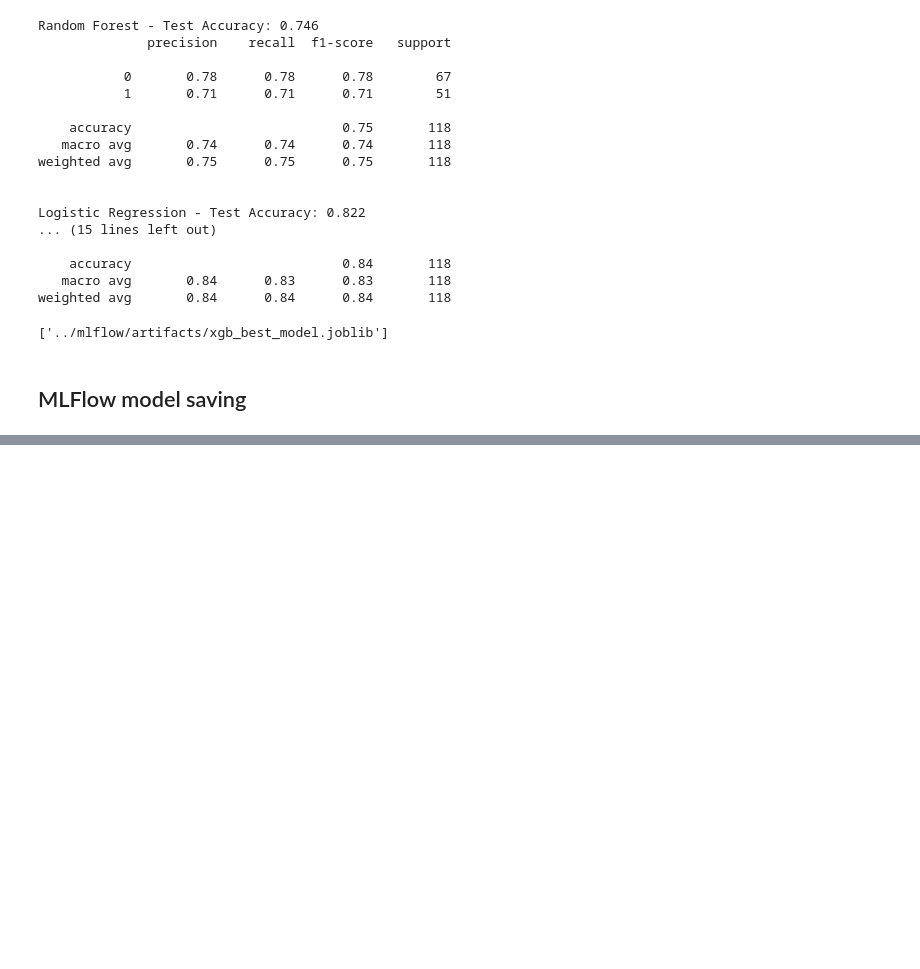
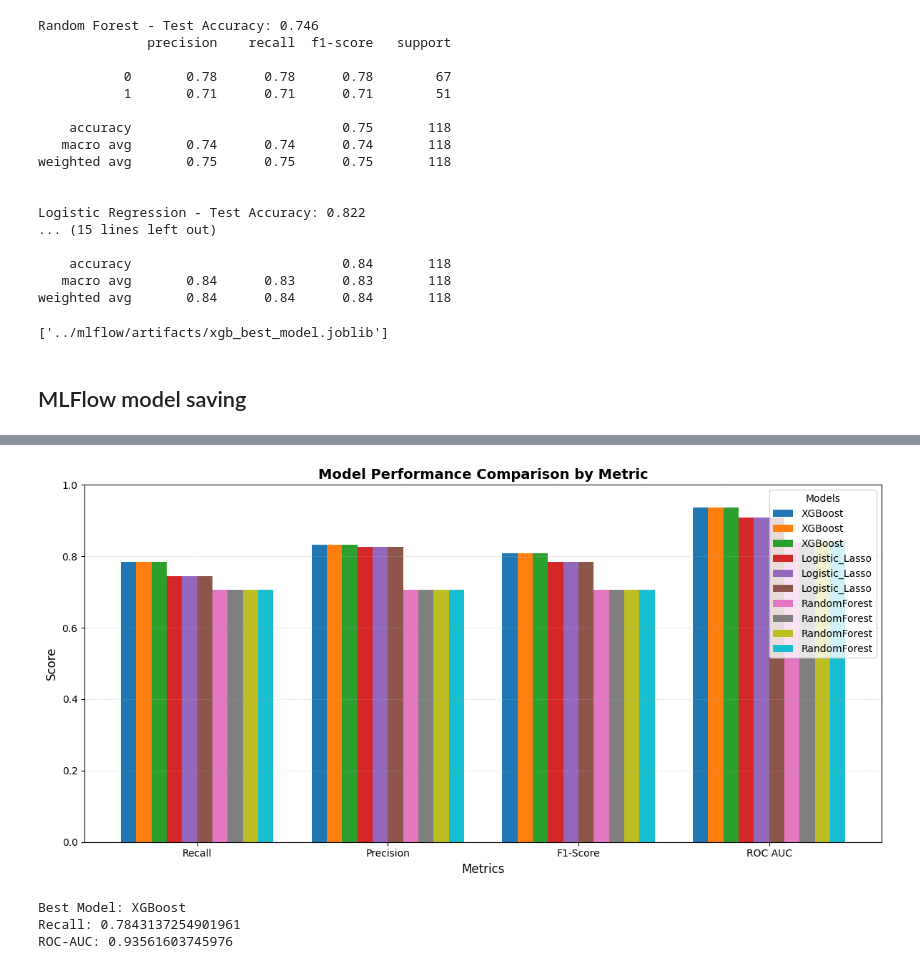
Before and after one commit to jariel17/ml_models, a Jupyter notebook: notebooks/modeling.ipynb, the cells around one changed output, grey strips where cells are left out. Cells and saved outputs as stored; diff of their text form; code cells hidden in the pictures; blank space fills up the shorter version.

```diff
--- a/notebooks/modeling.ipynb
+++ b/notebooks/modeling.ipynb
@@ -376,0 +372,49 @@ XGBoost logged successfully → Recall: 0.784, ROC-AUC: 0.936
+# %%
+import pandas as pd
+import matplotlib.pyplot as plt
+import numpy as np
+
+# Metrics to compare
+metrics = ["metrics.recall", "metrics.precision", "metrics.f1_score", "metrics.roc_auc"]
+
+# Prepare data for grouped bar chart
+models = df_summary["Model"].values
+metric_names = ["Recall", "Precision", "F1-Score", "ROC AUC"]
+
+# Set up the plot
+fig, ax = plt.subplots(figsize=(12, 6))
+
+# Set width of bars and positions
+x = np.arange(len(metrics))
+width = 0.8 / len(models)  # Width of each bar
+
+# Plot bars for each model
+for i, model in enumerate(models):
+    values = [df_summary.loc[df_summary["Model"] == model, metric].values[0]
+              for metric in metrics]
+    offset = width * i - (width * len(models) / 2) + width / 2
+    ax.bar(x + offset, values, width, label=model)
+
+# Customize the plot
+ax.set_xlabel("Metrics", fontsize=12)
+ax.set_ylabel("Score", fontsize=12)
+ax.set_title("Model Performance Comparison by Metric", fontsize=14, fontweight='bold')
+ax.set_xticks(x)
+ax.set_xticklabels(metric_names)
+ax.legend(title="Models")
+ax.set_ylim(0, 1.0)  # Assuming metrics are between 0 and 1
+ax.grid(axis='y', alpha=0.3, linestyle='--')
+
+plt.tight_layout()
+plt.show()
+# %% [output]
+[figure, added]
+# %%
+best_run = df_summary.iloc[0]
+print("Best Model:", best_run["Model"])
+print("Recall:", best_run["metrics.recall"])
+print("ROC-AUC:", best_run["metrics.roc_auc"])
+# %% [output]
+Best Model: XGBoost
+Recall: 0.7843137254901961
+ROC-AUC: 0.93561603745976
```
Also changed, not shown: parts of 15 cells of this notebook, 1 other file.
